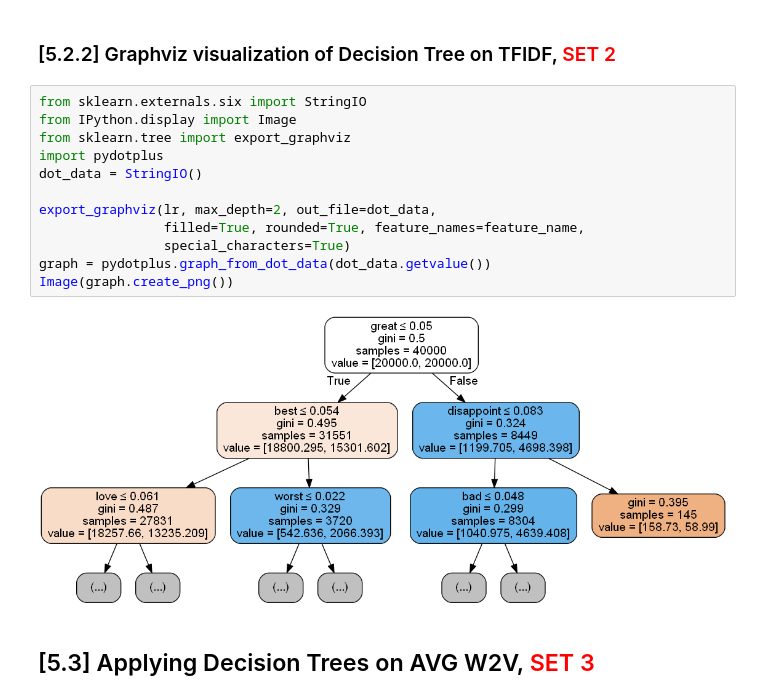
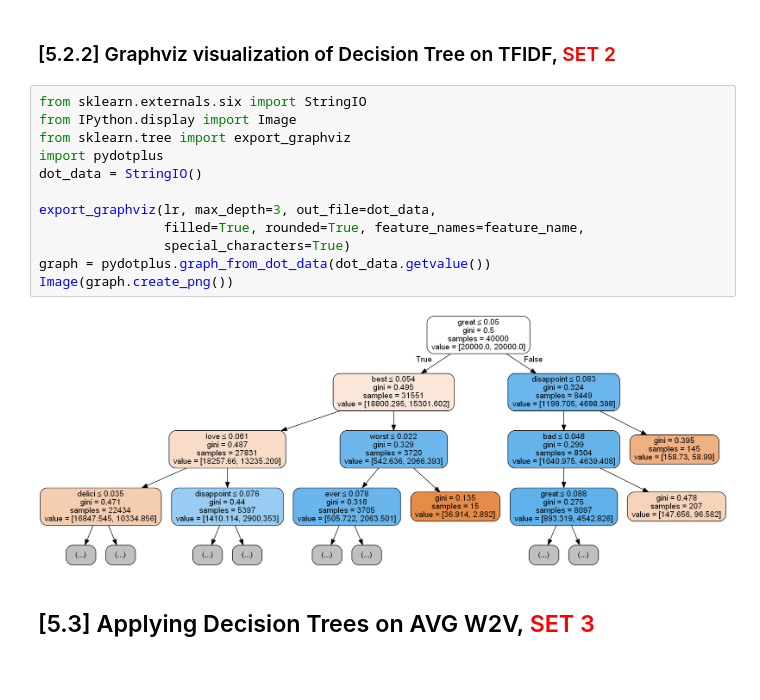
Before and after one commit to abhikumar22/Amazon-Fine-Food-Reviews-Analysis, a Jupyter notebook: Amazon Fine Food Reviews Analysis Decision Trees/08 Amazon Fine Food Reviews Analysis_Decision Trees.ipynb, the cells around one changed output. Cells and saved outputs as stored; diff of their text form; blank space fills up the shorter version.

```diff
--- a/Amazon Fine Food Reviews Analysis Decision Trees/08 Amazon Fine Food Reviews Analysis_Decision Trees.ipynb
+++ b/Amazon Fine Food Reviews Analysis Decision Trees/08 Amazon Fine Food Reviews Analysis_Decision Trees.ipynb
@@ -842,17 +892,17 @@ would   -->     0.007649
 # %%
 from sklearn.externals.six import StringIO
 from IPython.display import Image
 from sklearn.tree import export_graphviz
 import pydotplus
 dot_data = StringIO()
 
-export_graphviz(lr, max_depth=2, out_file=dot_data,
+export_graphviz(lr, max_depth=3, out_file=dot_data,
                 filled=True, rounded=True, feature_names=feature_name,
                 special_characters=True)
 graph = pydotplus.graph_from_dot_data(dot_data.getvalue())
 Image(graph.create_png())
 # %% [output]
-[figure, old version]
+[figure, new version]
 # %% [markdown]
 ## [5.3] Applying Decision Trees on AVG W2V,<font color='red'> SET 3</font>
 # %%
```
Also changed, not shown: parts of 22 cells of this notebook, 1 other file.
